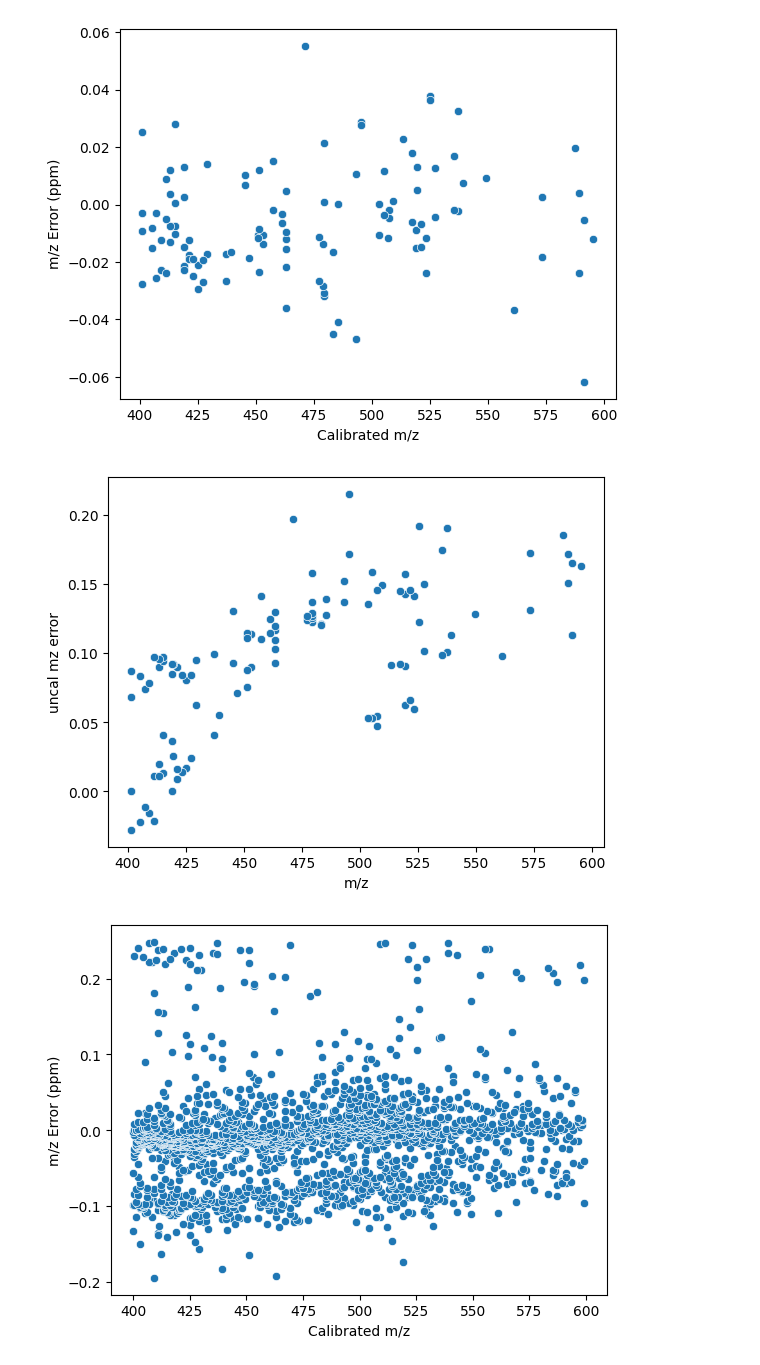
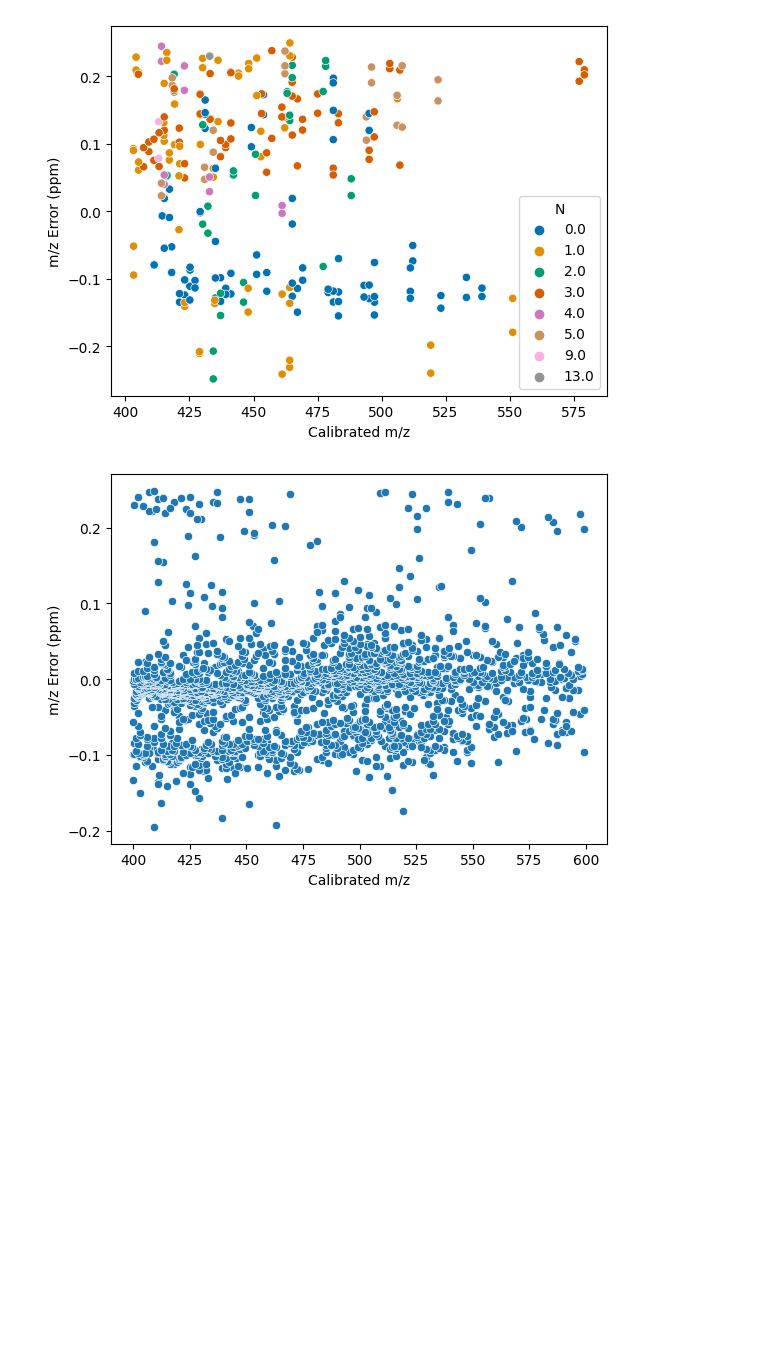
Before and after one commit to rboiteau/CoreMS, a Jupyter notebook: opt_figs-mzwindowing-spring.ipynb, the cells around one changed output. Cells and saved outputs as stored; diff of their text form; code cells hidden in the pictures; blank space fills up the shorter version.

```diff
--- a/opt_figs-mzwindowing-spring.ipynb
+++ b/opt_figs-mzwindowing-spring.ipynb
@@ -48,6 +48,8 @@ from matplotlib.ticker import (MultipleLocator, AutoMinorLocator)
 drive_dir = '/Users/christiandewey/data-temp/spring/'
 
 rawfiledir = drive_dir
+
+fname = '230421_spring-env_pos-2.csv'
 # %%
 class Assignments:
     ''' 1 Mar 23
@@ -215,16 +217,16 @@ importlib.reload(lcmsfns)
 
 data_dir = drive_dir
 
-heter = ['N', 'Na', 'K', 'Cu']
+heter = ['N', 'Na', 'P', 'S', 'Cu']
 
-results = pd.read_csv(data_dir+'230329_spring-env_pos_t.csv')
+results = pd.read_csv(data_dir+fname)
 
 postAssignProcess(heter)
 
-results.to_csv(data_dir+'p230329_spring-env_pos_t.csv')
+results.to_csv(data_dir+'p'+fname)
 
 
-data_df = pd.read_csv(data_dir+'p230329_spring-env_pos_t.csv'  )
+data_df = pd.read_csv(data_dir+'p'+fname  )
 
 data_df['Window Size (m/z)'] = data_df['Window Size (m/z)'].map(str)
 
@@ -465,29 +455,18 @@ ax.set_xlim(400,600)
 # %%
 data_df = spring_asgn
 
 df_both = data_df.features_in_both
 df_full = pd.concat([data_df.features_in_full_only, df_both[df_both['Window Size (m/z)'] == '1000']])
 df_narrow = pd.concat([data_df.features_in_narrow_only, df_both[df_both['Window Size (m/z)'] == '100']])
 
-dd = pd.concat([df_both, df_full,df_narrow])
+dd = df_both[df_both['Ion Charge']==2] #pd.concat([df_both, df_full,df_narrow])
 
-refmzs = mzref['m/z value']
-
-dd = dd[dd['Molecular Formula'].isin(mzref['ion formula'])]
 df = dd
-df['uncal mz error'] = (df['m/z'] - df['Calculated m/z']) / df['Calculated m/z'] * 1e6
-#df = df[(df['Heteroatom Class'] == 'P1 O10') | (df['Heteroatom Class'] == 'P1 O11')]
 fig, ax = plt.subplots()
-ax = sns.scatterplot(data=df, x = 'Calibrated m/z', y='m/z Error (ppm)', ax = ax, legend = True, palette = sns.color_palette('colorblind'))
+ax = sns.scatterplot(data=df, x = 'Calibrated m/z', y='m/z Error (ppm)', ax = ax, hue = 'N', legend = True, palette = sns.color_palette('colorblind'))
 plt.show()
-
-fig, ax = plt.subplots()
-
-ax = sns.scatterplot(data=df, x = 'm/z', y='uncal mz error',ax = ax, legend = True, palette = sns.color_palette('viridis'))
-plt.show()
 # %% [output]
-[figure, old version]
+[figure, new version]
-[figure, removed]
 # %%
 data_df = spring_asgn
 
```
Also changed, not shown: parts of 4 cells of this notebook.
